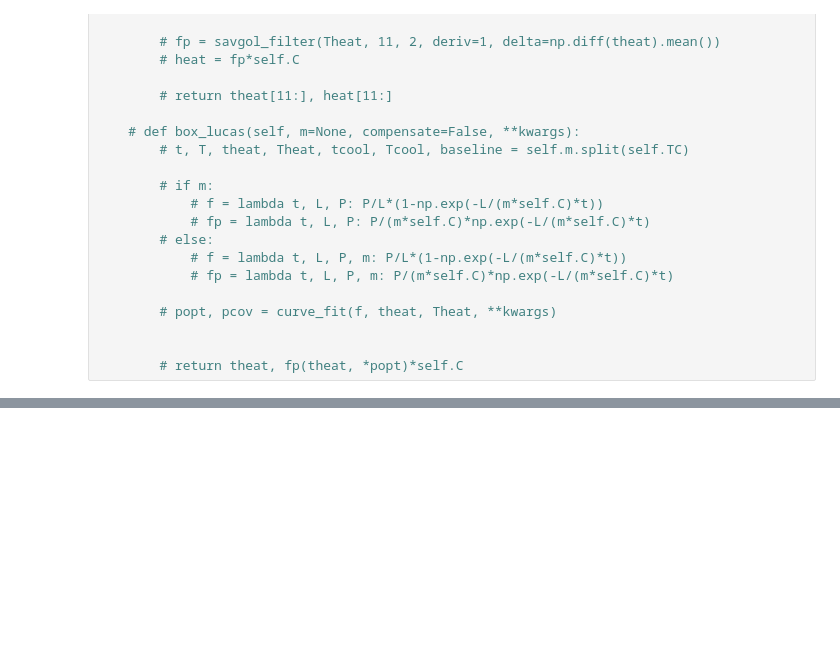
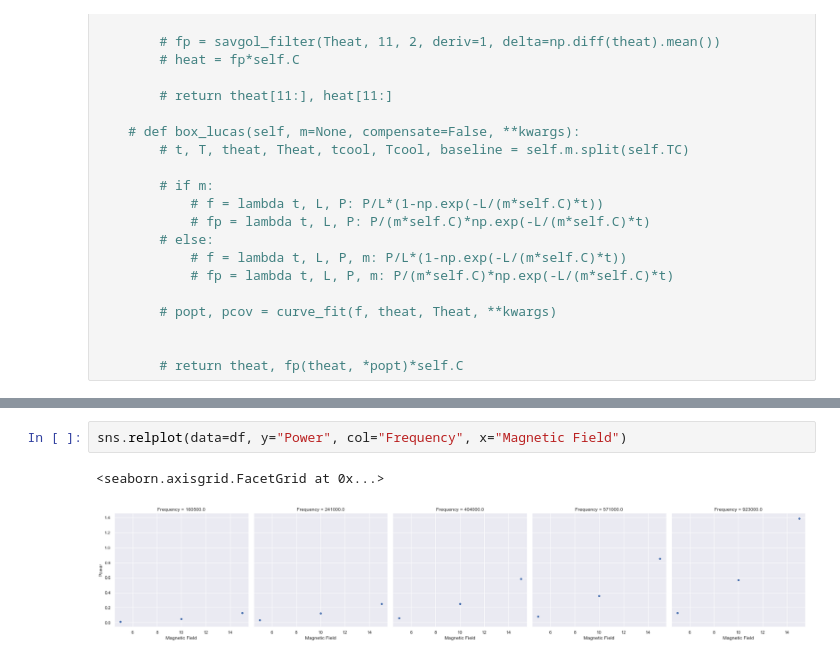
Before and after one commit to nicolai3008/magnetherm, a Jupyter notebook: magnetherm.ipynb, the cells around one changed output, grey strips where cells are left out. Cells and saved outputs as stored; diff of their text form; blank space fills up the shorter version.

```diff
--- a/magnetherm.ipynb
+++ b/magnetherm.ipynb
@@ -261,0 +282,5 @@ plt.show()
+# %%
+sns.relplot(data=df, y="Power", col="Frequency", x="Magnetic Field")
+# %% [output]
+<seaborn.axisgrid.FacetGrid at 0x...>
+[figure, added]
```
Also changed, not shown: parts of 5 cells of this notebook, 5 other files.
